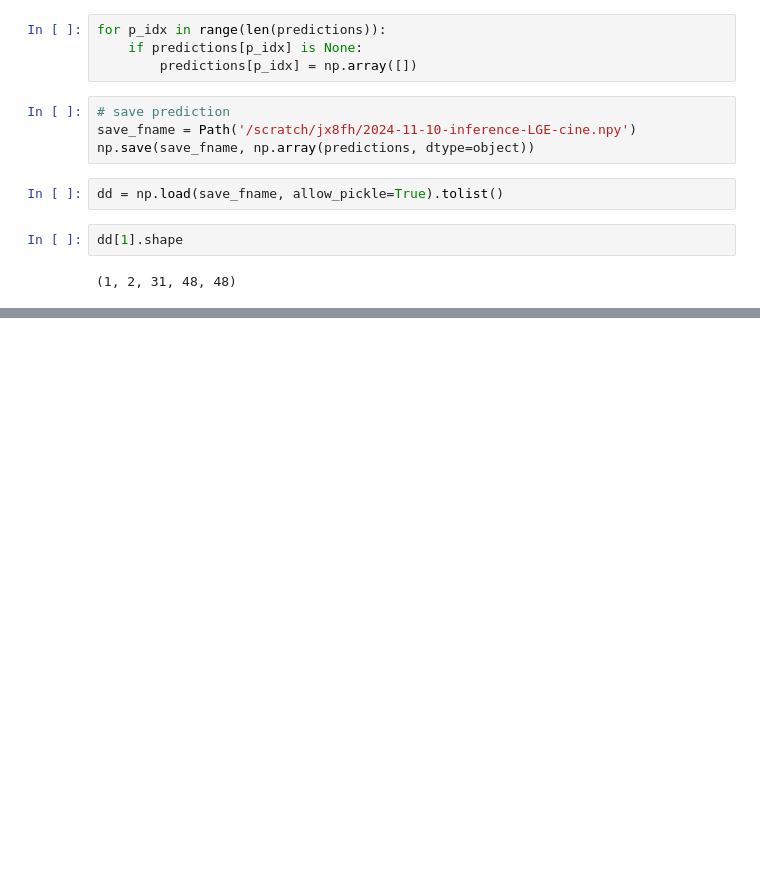
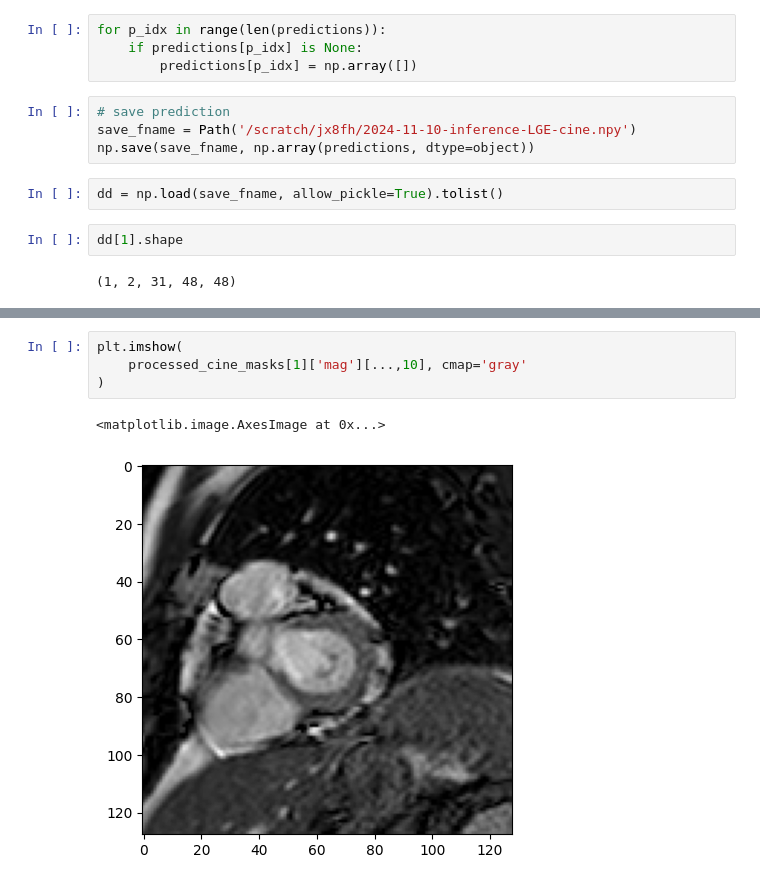
Before and after one commit to jr-xing/LaMoD, a Jupyter notebook: debug/notebooks/2024-11-10-inference-LGE-cine.ipynb, the cells around one changed output, grey strips where cells are left out. Cells and saved outputs as stored; diff of their text form; blank space fills up the shorter version.

```diff
--- a/debug/notebooks/2024-11-10-inference-LGE-cine.ipynb
+++ b/debug/notebooks/2024-11-10-inference-LGE-cine.ipynb
@@ -201,0 +274,7 @@ dd[1].shape
+# %%
+plt.imshow(
+    processed_cine_masks[1]['mag'][...,10], cmap='gray'
+)
+# %% [output]
+<matplotlib.image.AxesImage at 0x...>
+[figure, added]
```
Also changed, not shown: parts of 13 cells of this notebook, 16 other files.
